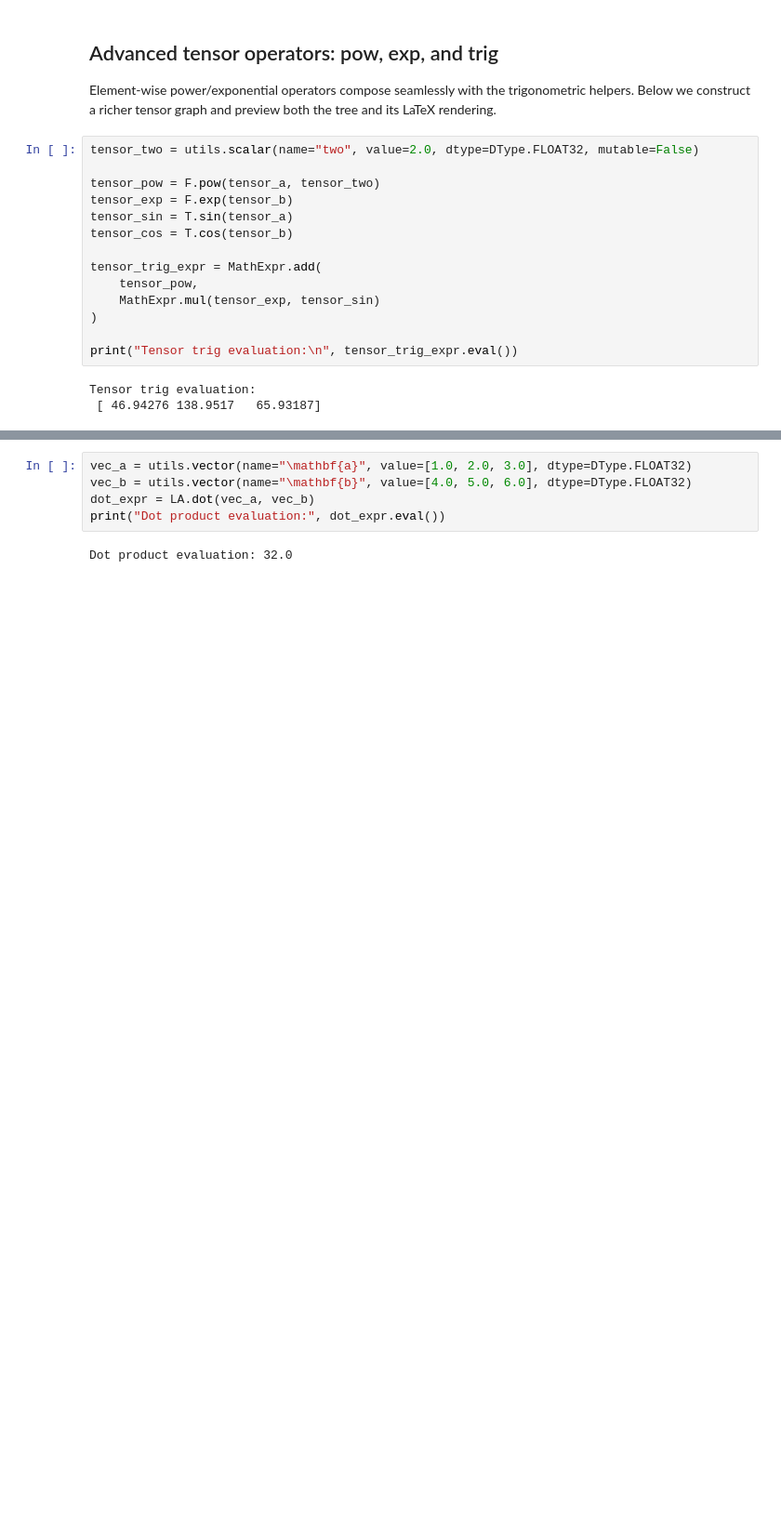
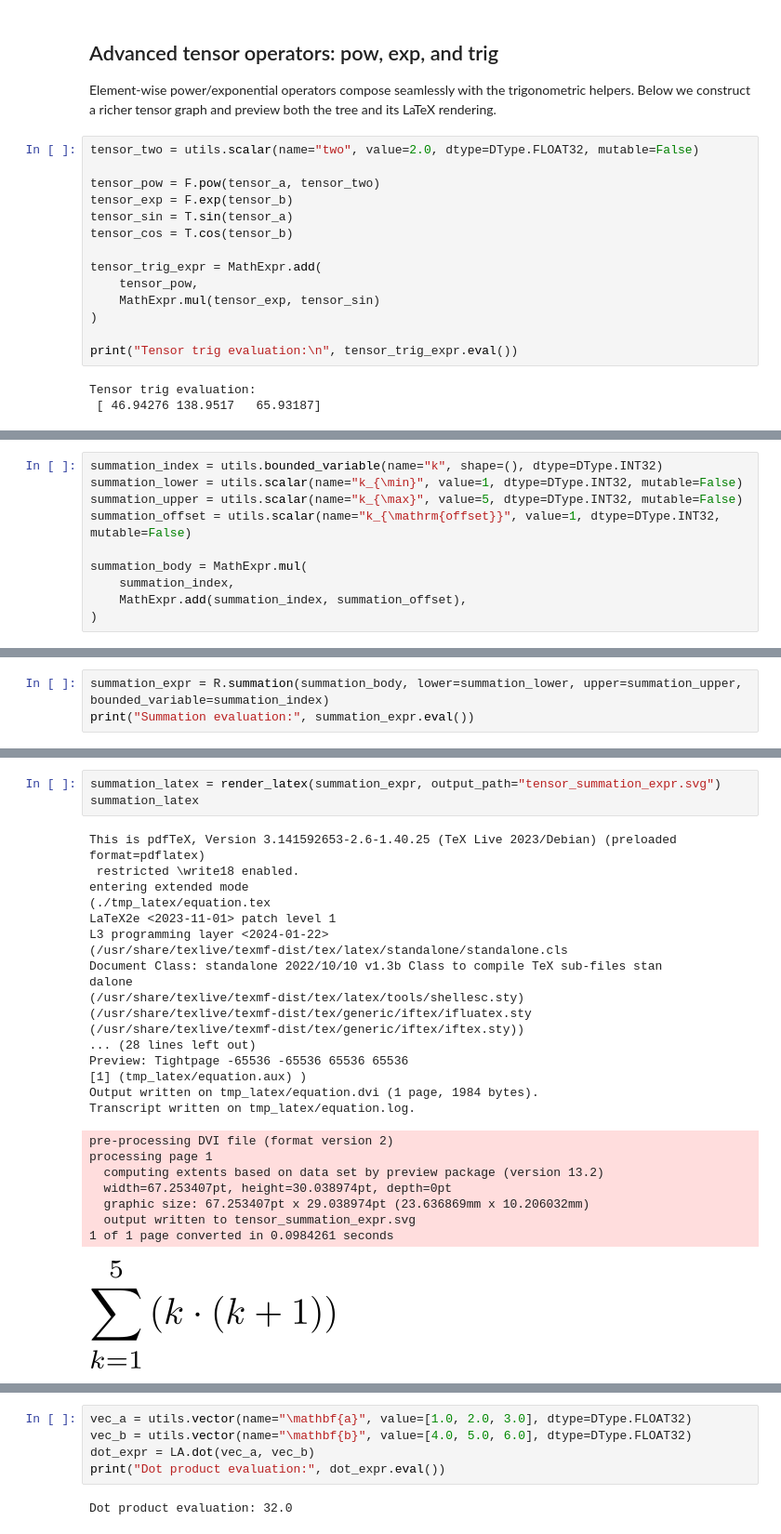
Before and after one commit to nschaetti/PixelPrism, a Jupyter notebook: notebooks/math/basic/basis_tensor.ipynb, the cells around one changed output, grey strips where cells are left out. Shown at 93% size. Drawn from its saved outputs; the diff is of its cells as text; blank space fills up the shorter version.

```diff
--- a/notebooks/math/basic/basis_tensor.ipynb
+++ b/notebooks/math/basic/basis_tensor.ipynb
@@ -208,0 +353,10 @@ processing page 1
+# %%
+summation_index = utils.bounded_variable(name="k", shape=(), dtype=DType.INT32)
+summation_lower = utils.scalar(name="k_{\min}", value=1, dtype=DType.INT32, mutable=False)
+summation_upper = utils.scalar(name="k_{\max}", value=5, dtype=DType.INT32, mutable=False)
+summation_offset = utils.scalar(name="k_{\mathrm{offset}}", value=1, dtype=DType.INT32, mutable=False)
+
+summation_body = MathExpr.mul(
+    summation_index,
+    MathExpr.add(summation_index, summation_offset),
+)
@@ -208,0 +368,3 @@ processing page 1
+# %%
+summation_expr = R.summation(summation_body, lower=summation_lower, upper=summation_upper, bounded_variable=summation_index)
+print("Summation evaluation:", summation_expr.eval())
@@ -209 +378,30 @@ processing page 1
+# %%
+summation_latex = render_latex(summation_expr, output_path="tensor_summation_expr.svg")
+summation_latex
+# %% [output]
+This is pdfTeX, Version 3.141592653-2.6-1.40.25 (TeX Live 2023/Debian) (preloaded format=pdflatex)
+ restricted \write18 enabled.
+entering extended mode
+(./tmp_latex/equation.tex
+LaTeX2e <2023-11-01> patch level 1
+L3 programming layer <2024-01-22>
+(/usr/share/texlive/texmf-dist/tex/latex/standalone/standalone.cls
+Document Class: standalone 2022/10/10 v1.3b Class to compile TeX sub-files stan
+dalone
+(/usr/share/texlive/texmf-dist/tex/latex/tools/shellesc.sty)
+(/usr/share/texlive/texmf-dist/tex/generic/iftex/ifluatex.sty
+(/usr/share/texlive/texmf-dist/tex/generic/iftex/iftex.sty))
+... (28 lines left out)
+Preview: Tightpage -65536 -65536 65536 65536
+[1] (tmp_latex/equation.aux) )
+Output written on tmp_latex/equation.dvi (1 page, 1984 bytes).
+Transcript written on tmp_latex/equation.log.
+pre-processing DVI file (format version 2)
+processing page 1
+  computing extents based on data set by preview package (version 13.2)
+  width=67.253407pt, height=30.038974pt, depth=0pt
+  graphic size: 67.253407pt x 29.038974pt (23.636869mm x 10.206032mm)
+  output written to tensor_summation_expr.svg
+1 of 1 page converted in 0.0984261 seconds
+[figure, added]
 # %% [markdown]
```
Also changed, not shown: parts of 31 cells of this notebook, 18 other files.
